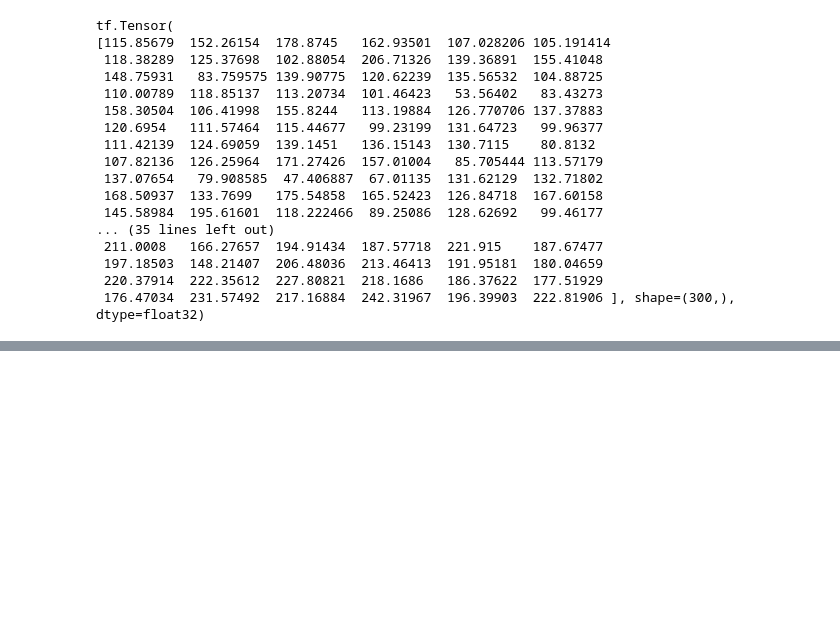
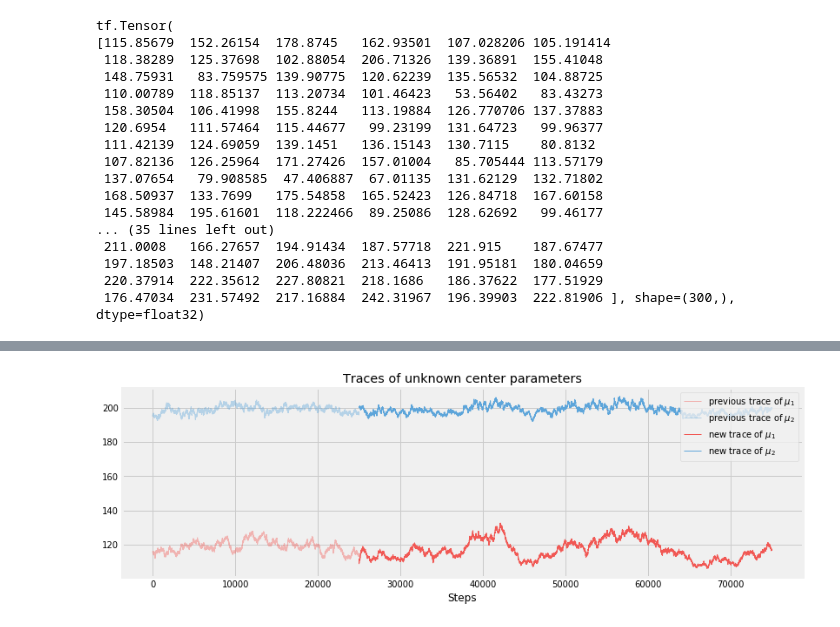
Before and after one commit to JontySinai/ProbabilisticProgramming, a Jupyter notebook: my_BayesianMethodsForHackers/3_MCMC.ipynb, the cells around one changed output, grey strips where cells are left out. Cells and saved outputs as stored; diff of their text form; code cells hidden in the pictures; blank space fills up the shorter version.

```diff
--- a/my_BayesianMethodsForHackers/3_MCMC.ipynb
+++ b/my_BayesianMethodsForHackers/3_MCMC.ipynb
@@ -688,0 +983,21 @@ tf.Tensor(
+# %%
+plt.figure(figsize(12.5, 4))
+mu_trace = posterior_mus_2_
+prev_mu_trace = posterior_mus_
+
+x = np.arange(25000)
+plt.plot(x, prev_mu_trace[:, 0], label="previous trace of $\mu_1$",
+      lw=lw, alpha=0.4, c=colors[0])
+plt.plot(x, prev_mu_trace[:, 1], label="previous trace of $\mu_2$",
+      lw=lw, alpha=0.4, c=colors[1])
+
+x = np.arange(25000, 75000)
+plt.plot(x, mu_trace[:, 0], label="new trace of $\mu_1$", lw=lw, c="#F15854")
+plt.plot(x, mu_trace[:, 1], label="new trace of $\mu_2$", lw=lw, c="#5DA5DA")
+
+plt.title("Traces of unknown center parameters")
+leg = plt.legend(loc="upper right")
+leg.get_frame().set_alpha(0.8)
+plt.xlabel("Steps");
+# %% [output]
+[figure, added]
```
Also changed, not shown: parts of 27 cells of this notebook.
